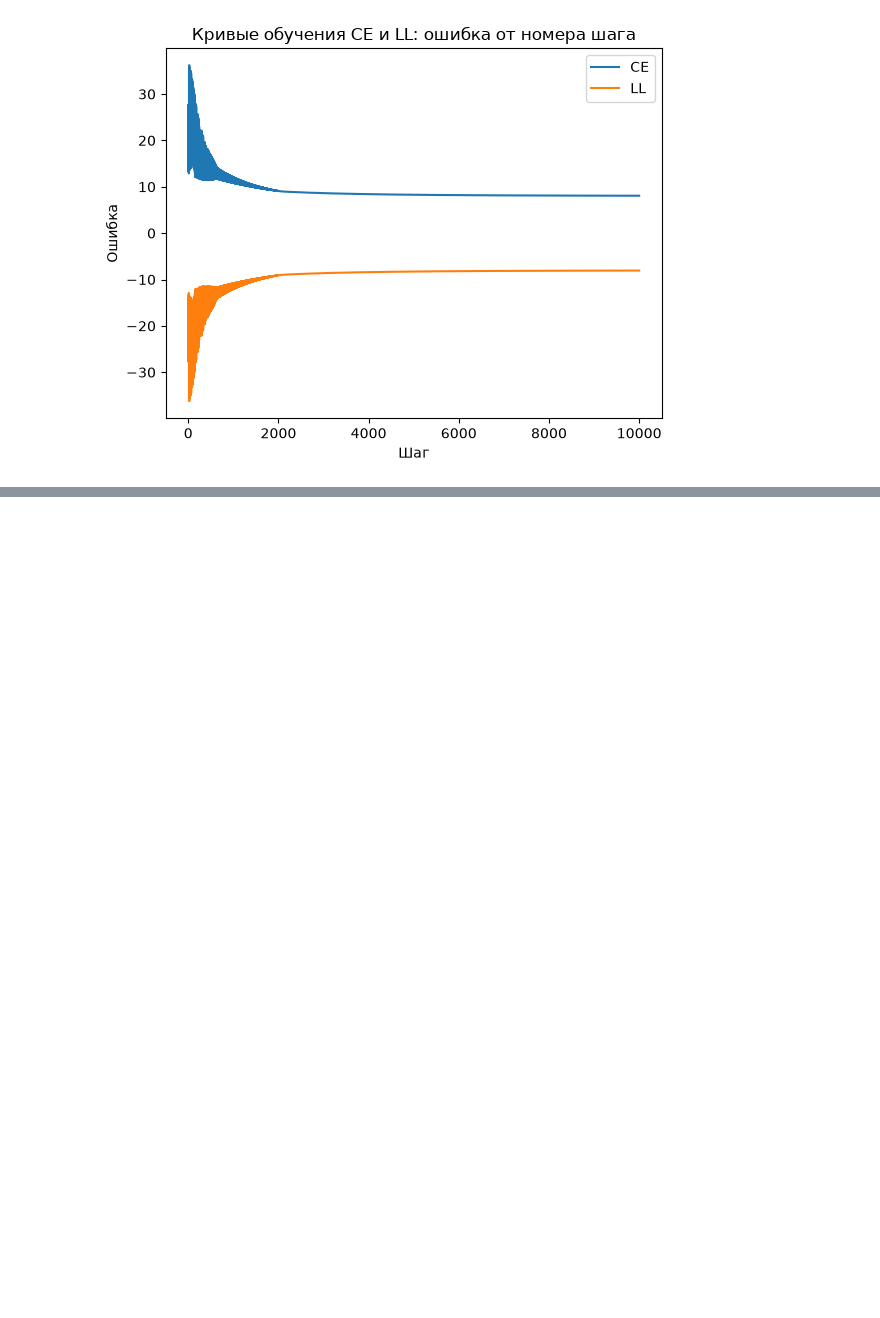
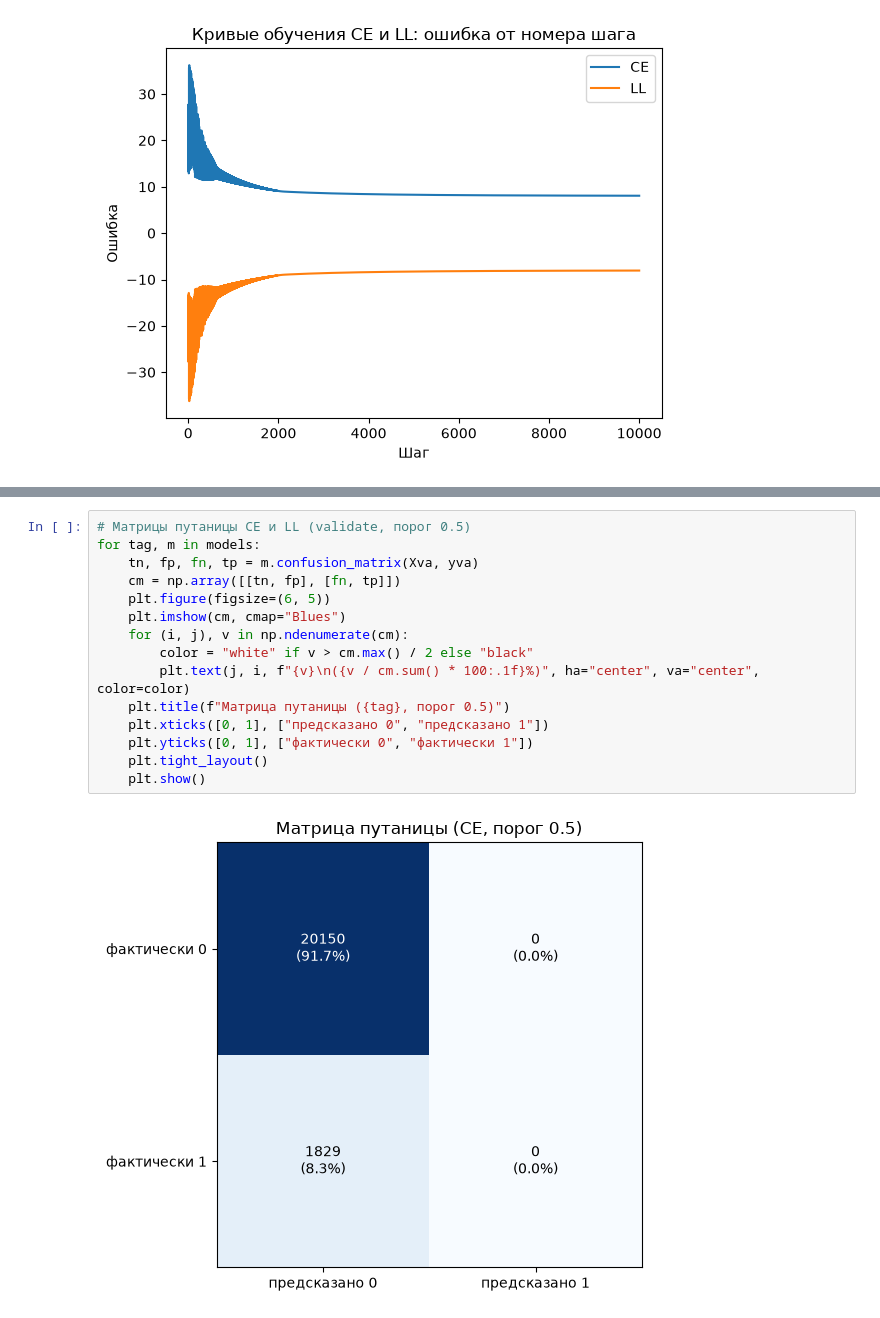
Before and after one commit to vladcheck/MIREA, a Jupyter notebook: 5C/AMODRPZ/tk7-8/Текущий контроль 4 - решение.ipynb, the cells around one changed output, grey strips where cells are left out. Saved outputs shown, nothing was run; the diff lists cells and outputs as text; blank space fills up the shorter version.

```diff
--- a/5C/AMODRPZ/tk7-8/Текущий контроль 4 - решение.ipynb
+++ b/5C/AMODRPZ/tk7-8/Текущий контроль 4 - решение.ipynb
@@ -201,0 +303,17 @@ CE 14.5 сек. train f1: 0.0 validate accuracy: 0.9167842031029619 validate f1:
+# %%
+# Матрицы путаницы CE и LL (validate, порог 0.5)
+for tag, m in models:
+    tn, fp, fn, tp = m.confusion_matrix(Xva, yva)
+    cm = np.array([[tn, fp], [fn, tp]])
+    plt.figure(figsize=(6, 5))
+    plt.imshow(cm, cmap="Blues")
+    for (i, j), v in np.ndenumerate(cm):
+        color = "white" if v > cm.max() / 2 else "black"
+        plt.text(j, i, f"{v}\n({v / cm.sum() * 100:.1f}%)", ha="center", va="center", color=color)
+    plt.title(f"Матрица путаницы ({tag}, порог 0.5)")
+    plt.xticks([0, 1], ["предсказано 0", "предсказано 1"])
+    plt.yticks([0, 1], ["фактически 0", "фактически 1"])
+    plt.tight_layout()
+    plt.show()
+# %% [output]
+[figure, added]
```
Also changed, not shown: parts of 21 cells of this notebook, 21 other files.
